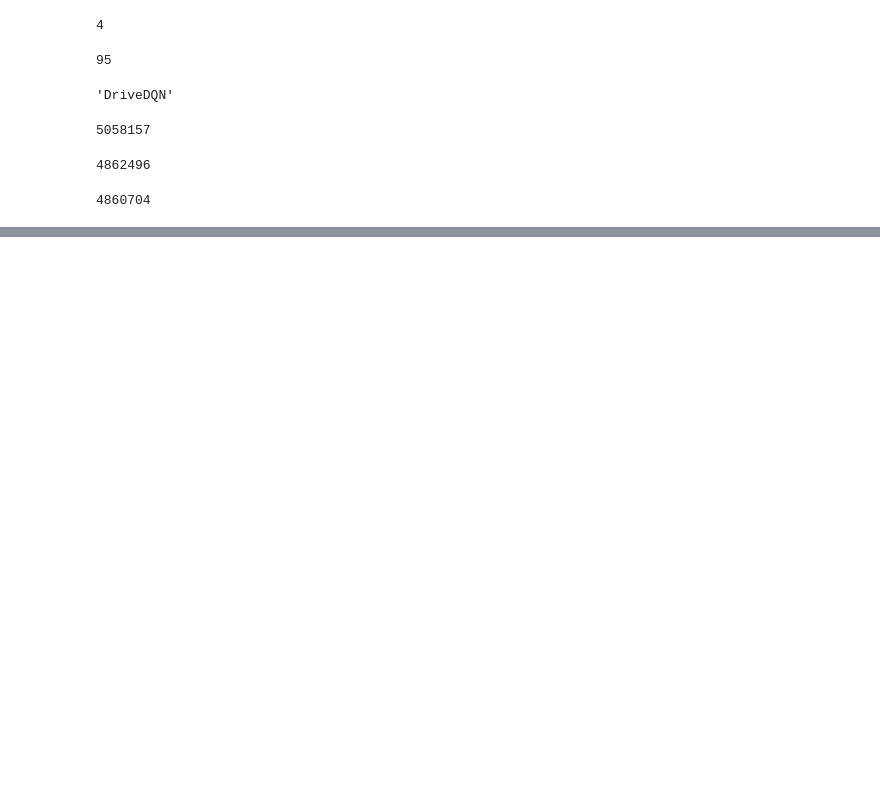
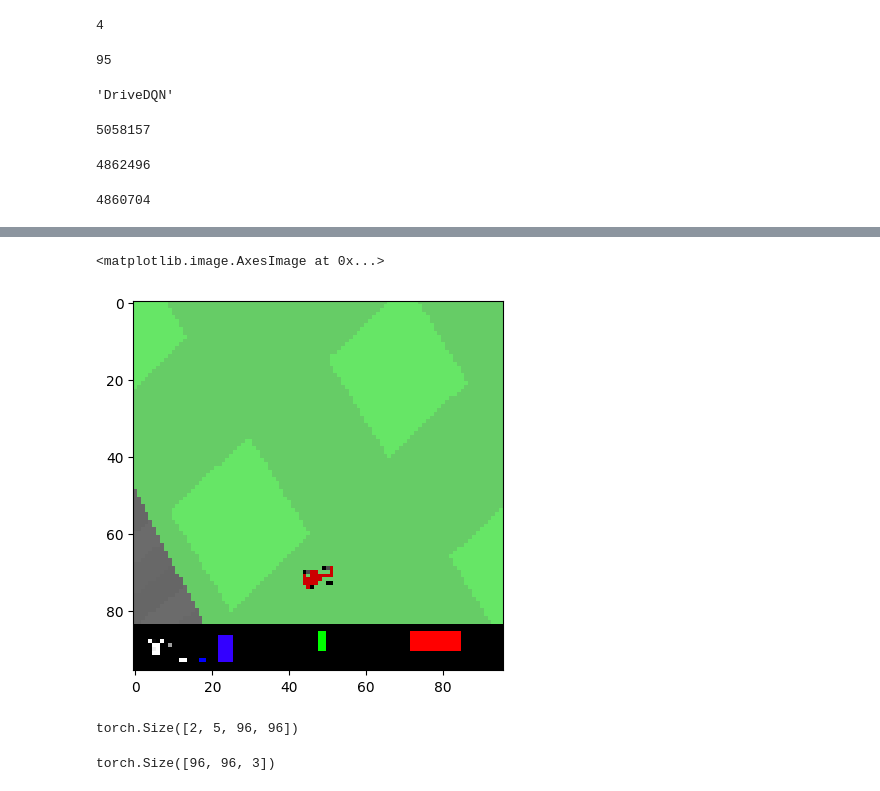
Before and after one commit to miladsamim/rl_ad, a Jupyter notebook: SAC/DQN_Agent/model.ipynb, the cells around one changed output, grey strips where cells are left out. Cells and saved outputs as stored; diff of their text form; code cells hidden in the pictures; blank space fills up the shorter version.

```diff
--- a/SAC/DQN_Agent/model.ipynb
+++ b/SAC/DQN_Agent/model.ipynb
@@ -224,0 +256,10 @@ torch.Size([32, 4, 128])
+# %%
+X_img = states[0].transpose(0,1).to(args.device)
+X_sensor = torch.stack(states[1:-1], axis=0).permute(0,2,1).unsqueeze(-1).to(args.device)
+X_act = states[-1].transpose(0,1).to(args.device)
+cur_state = (X_img[:-1], X_sensor[:,:-1], X_act[:-1])
+next_state = (X_img[1:], X_sensor[:, 1:], X_act[1:])
+actions = actions.unsqueeze(-1).to(args.device)
+rewards = rewards.unsqueeze(1).to(args.device)
+dones = dones.unsqueeze(1).to(args.device)
+X_img.shape, X_act.shape, actions.shape, rewards.shape, dones.shape, cur_state[0].shape, next_state[0].shape
@@ -224,0 +274,15 @@ torch.Size([32, 4, 128])
+# %%
+plt.imshow(X_img[0,0].permute(1,2,0).numpy())
+# %% [output]
+<matplotlib.image.AxesImage at 0x...>
+[figure, added]
+# %%
+grey_scaler = Grayscale(num_output_channels=1)
+X = grey_scaler(X_img).squeeze(2).transpose(0,1)
+X.shape
+# %% [output]
+torch.Size([2, 5, 96, 96])
+# %%
+X[0,:3].permute(1,2,0).shape
+# %% [output]
+torch.Size([96, 96, 3])
```
Also changed, not shown: parts of 28 cells of this notebook, 9 other files.
